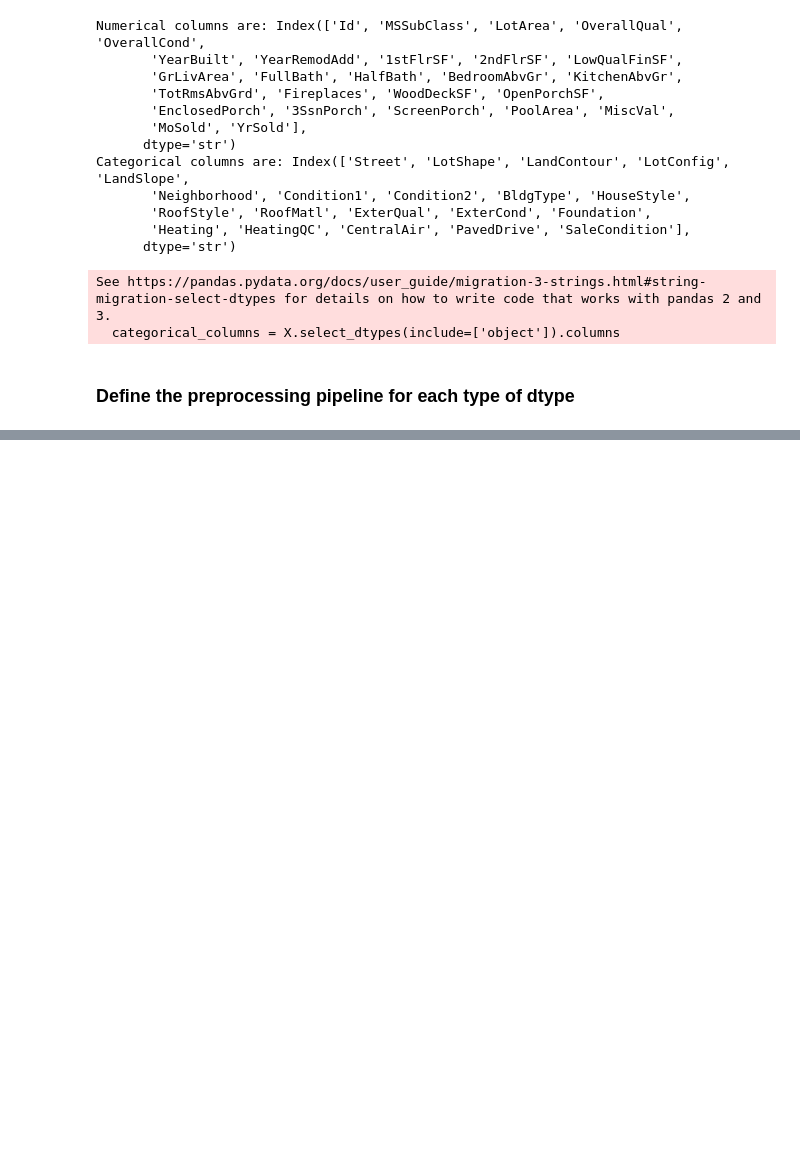
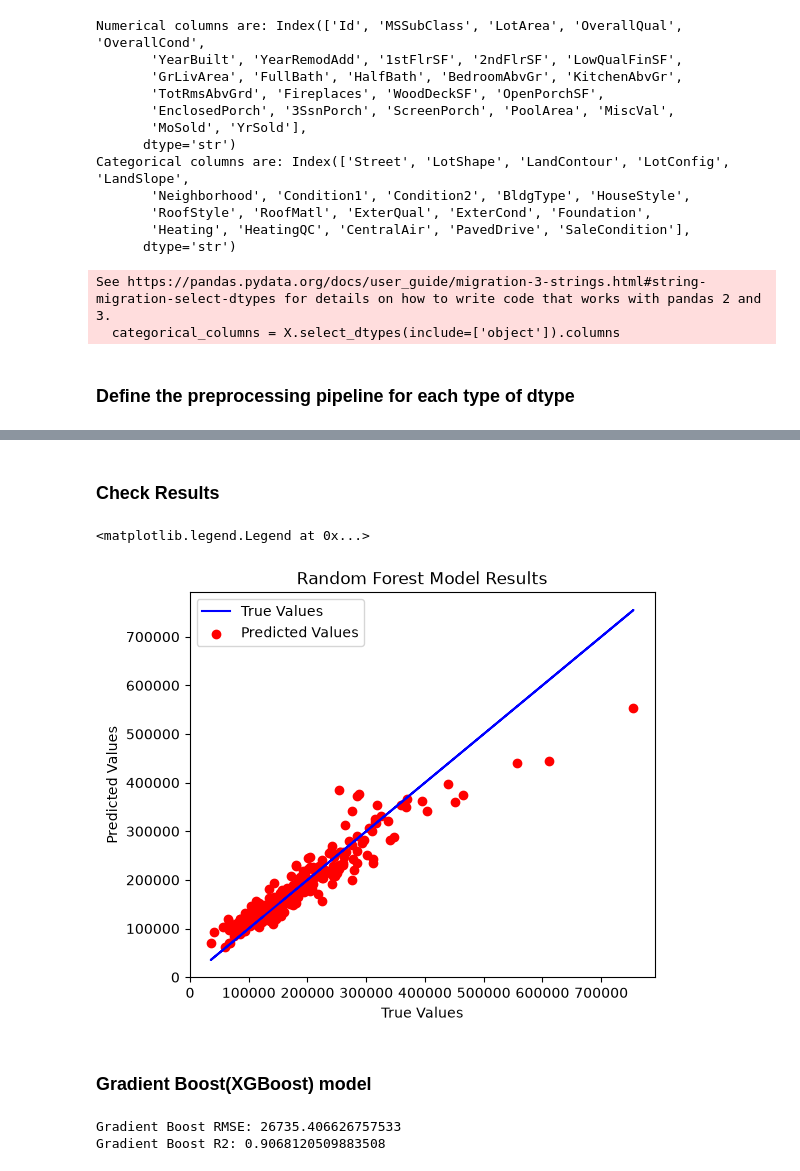
Before and after one commit to RobertMatei35/DataScienceProjects, a Jupyter notebook: Beginner/HousePriceRegression/HousePriceRegression.ipynb, the cells around one changed output, grey strips where cells are left out. Saved outputs shown, nothing was run; the diff lists cells and outputs as text; code cells hidden in the pictures; blank space fills up the shorter version.

```diff
--- a/Beginner/HousePriceRegression/HousePriceRegression.ipynb
+++ b/Beginner/HousePriceRegression/HousePriceRegression.ipynb
@@ -247,0 +280,30 @@ R2 Score: 0.7930217094157523
+# %% [markdown]
+### Check Results
+# %%
+plt.figure(figsize=(6, 5))
+plt.plot(y_test, y_test, color = 'b', label = 'True Values')
+plt.scatter(y_test, y_hat, c='r', label = 'Predicted Values')
+plt.title('Random Forest Model Results')
+plt.xlabel('True Values')
+plt.ylabel('Predicted Values')
+plt.legend()
+# %% [output]
+<matplotlib.legend.Legend at 0x...>
+[figure, added]
+# %% [markdown]
+### Gradient Boost(XGBoost) model
+# %%
+gradient_boost = Pipeline([('preprocessor', preprocessor),
+                           ('model', GradientBoostingRegressor(n_estimators=300, max_depth=3, random_state=42))])
+
+gradient_boost.fit(X_train, y_train)
+y_hat = gradient_boost.predict(X_test)
+
+gradient_boost_rmse = np.sqrt(mean_squared_error(y_test, y_hat))
+gradient_boost_r2 = r2_score(y_test, y_hat)
+
+print(f'Gradient Boost RMSE: {gradient_boost_rmse}')
+print(f'Gradient Boost R2: {gradient_boost_r2}')
+# %% [output]
+Gradient Boost RMSE: 26735.406626757533
+Gradient Boost R2: 0.9068120509883508
```
Also changed, not shown: parts of 11 cells of this notebook.
